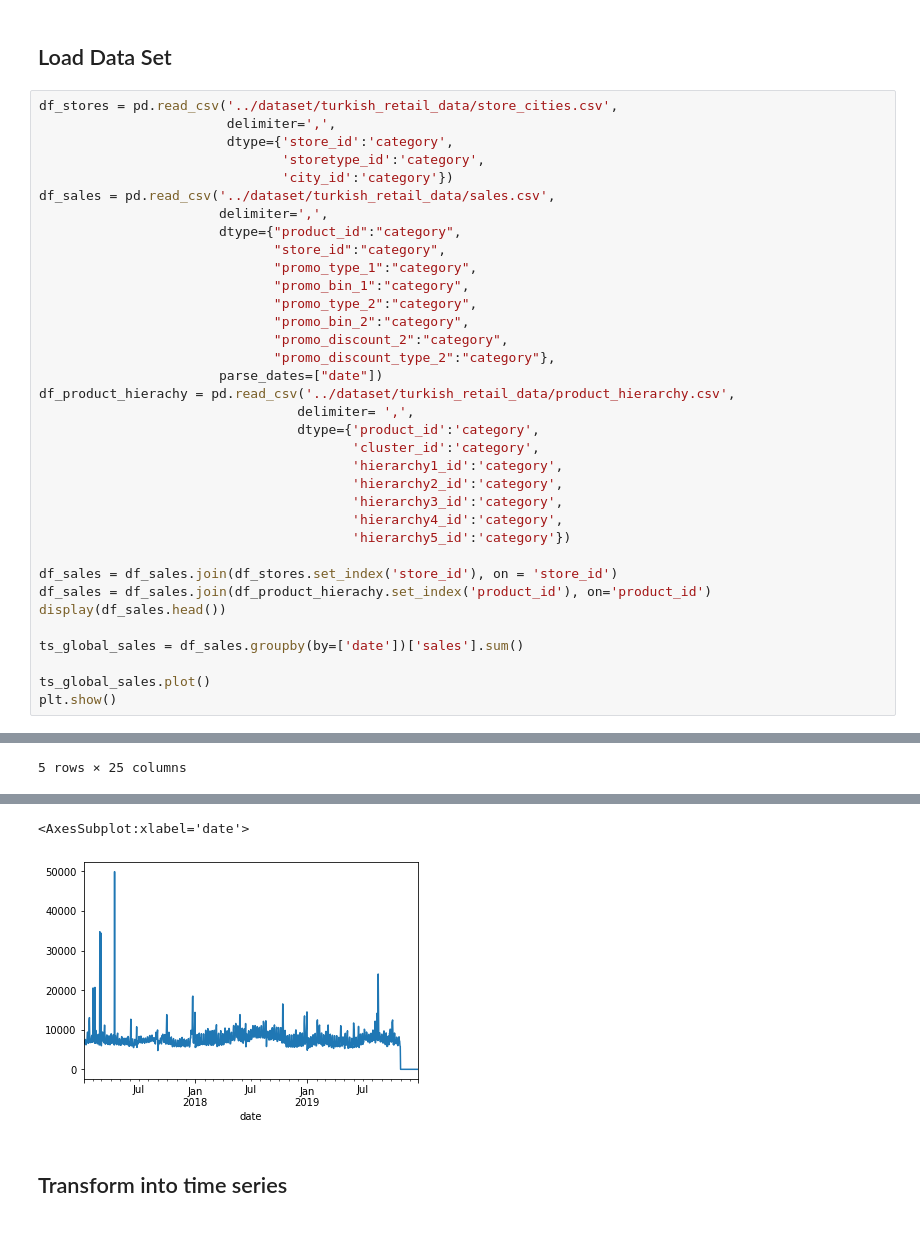
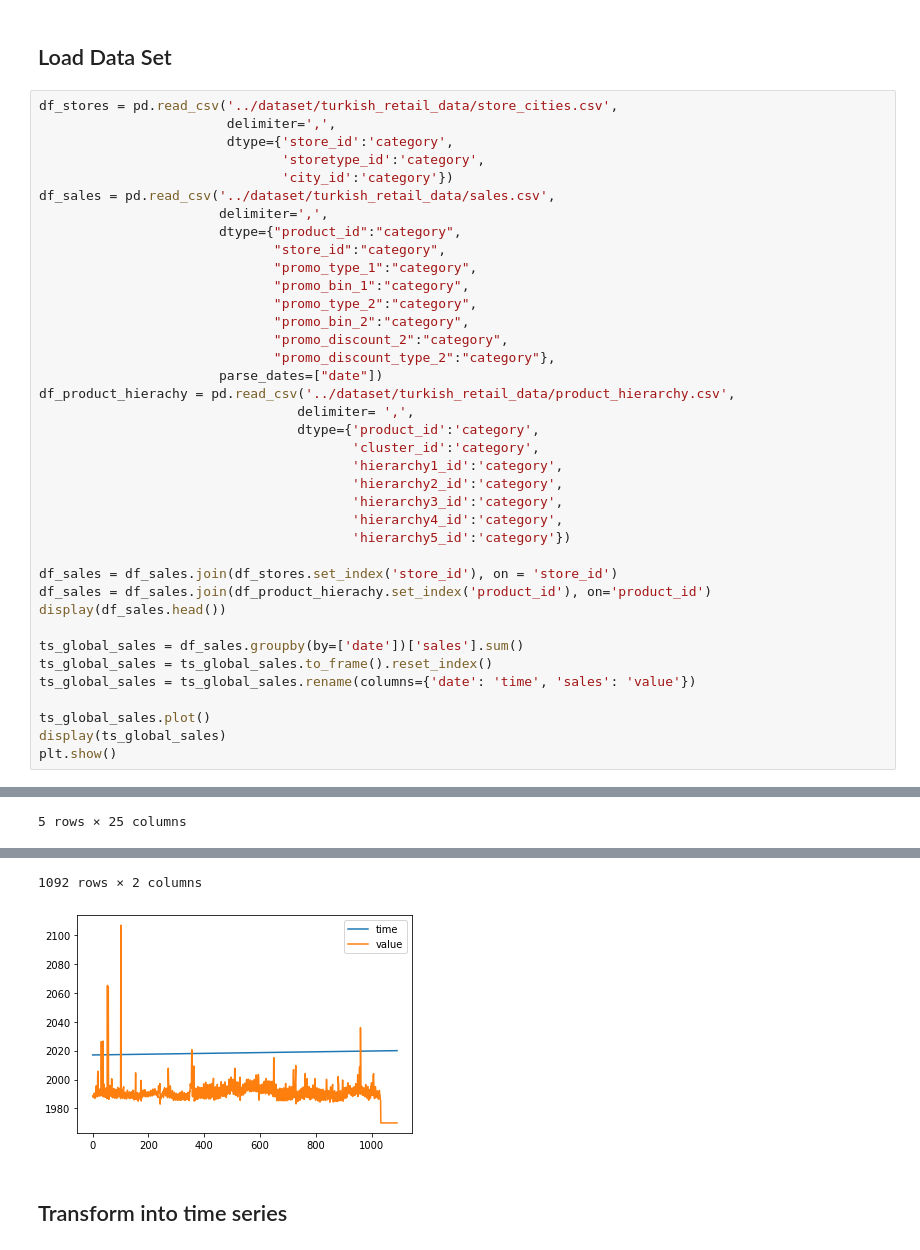
Before and after one commit to Schwabinger-Exzellenzcluster/instasights, a Jupyter notebook: backend/notebooks/notebook.ipynb, the cells around one changed output, grey strips where cells are left out. Cells and saved outputs as stored; diff of their text form.

```diff
--- a/backend/notebooks/notebook.ipynb
+++ b/backend/notebooks/notebook.ipynb
@@ -48,8 +46,11 @@ df_sales = df_sales.join(df_product_hierachy.set_index('product_id'), on='produc
 display(df_sales.head())
 
 ts_global_sales = df_sales.groupby(by=['date'])['sales'].sum()
+ts_global_sales = ts_global_sales.to_frame().reset_index()
+ts_global_sales = ts_global_sales.rename(columns={'date': 'time', 'sales': 'value'})
 
 ts_global_sales.plot()
+display(ts_global_sales)
 plt.show()
 # %% [output]
 |  | product_id | store_id | date | sales | revenue | stock | price | promo_type_1 | promo_bin_1 | ... |
@@ -62,4 +75,4 @@ plt.show()
-<AxesSubplot:xlabel='date'>
+1092 rows × 2 columns
-[figure, old version]
+[figure, new version]
 # %% [markdown]
 ## Transform into time series
```
Also changed, not shown: parts of 4 cells of this notebook, 1 other file.
